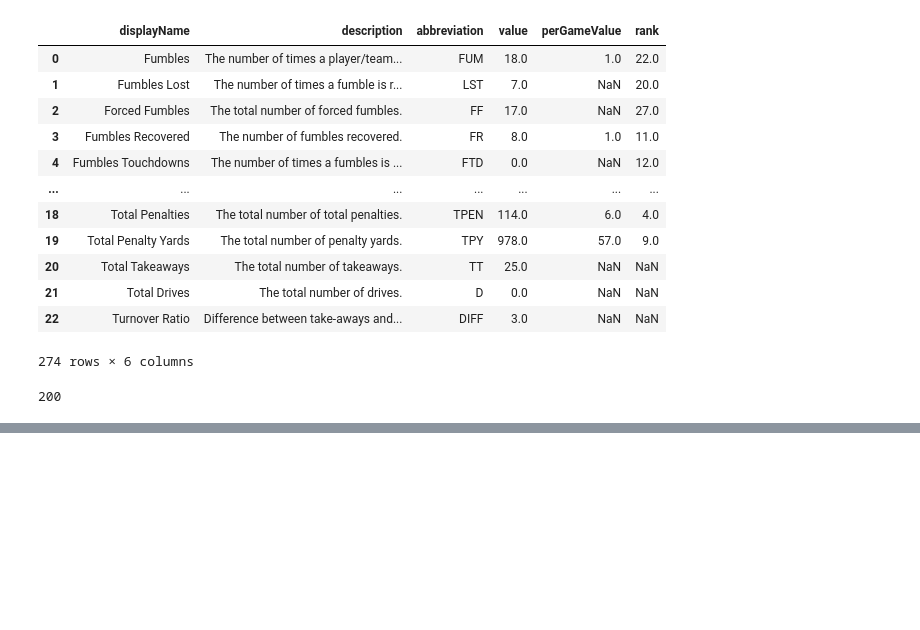
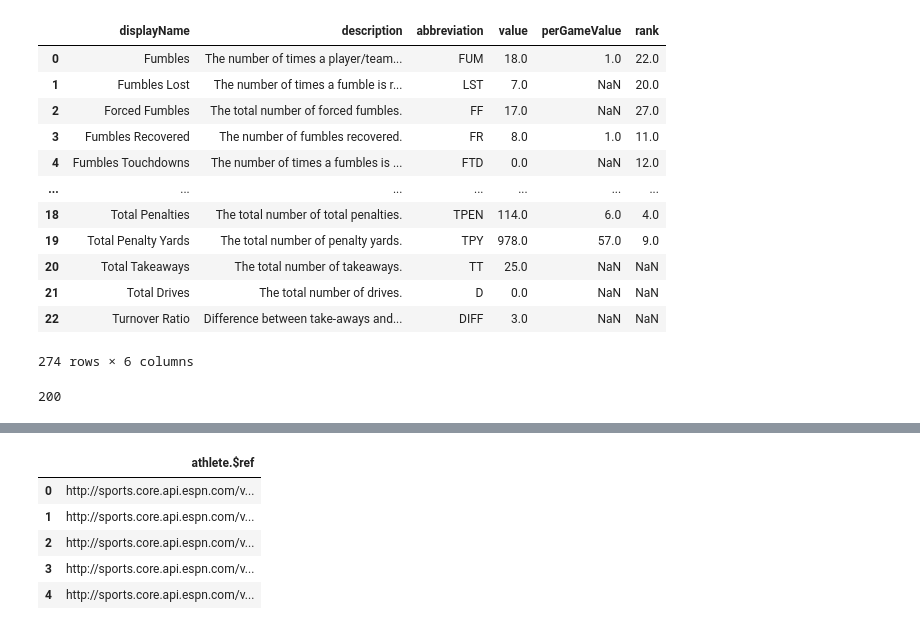
Before and after one commit to okennedyumd/INST414-Project, a Jupyter notebook: NFL_API_DATABASE.ipynb, the cells around one changed output, grey strips where cells are left out. Drawn from its saved outputs; the diff is of its cells as text; code cells hidden in the pictures; blank space fills up the shorter version.

```diff
--- a/NFL_API_DATABASE.ipynb
+++ b/NFL_API_DATABASE.ipynb
@@ -322,0 +323,12 @@ resp4_obj
+# %%
+p = (resp4_obj['items'][0]['picks'])
+pl = pd.json_normalize(p)
+pla = pl[['athlete.$ref']].dropna()
+pla.head()
+# %% [output]
+|  | athlete.$ref |
+| 0 | http://sports.core.api.espn.com/v... |
+| 1 | http://sports.core.api.espn.com/v... |
+| 2 | http://sports.core.api.espn.com/v... |
+| 3 | http://sports.core.api.espn.com/v... |
+| 4 | http://sports.core.api.espn.com/v... |
```
Also changed, not shown: parts of 5 cells of this notebook.
